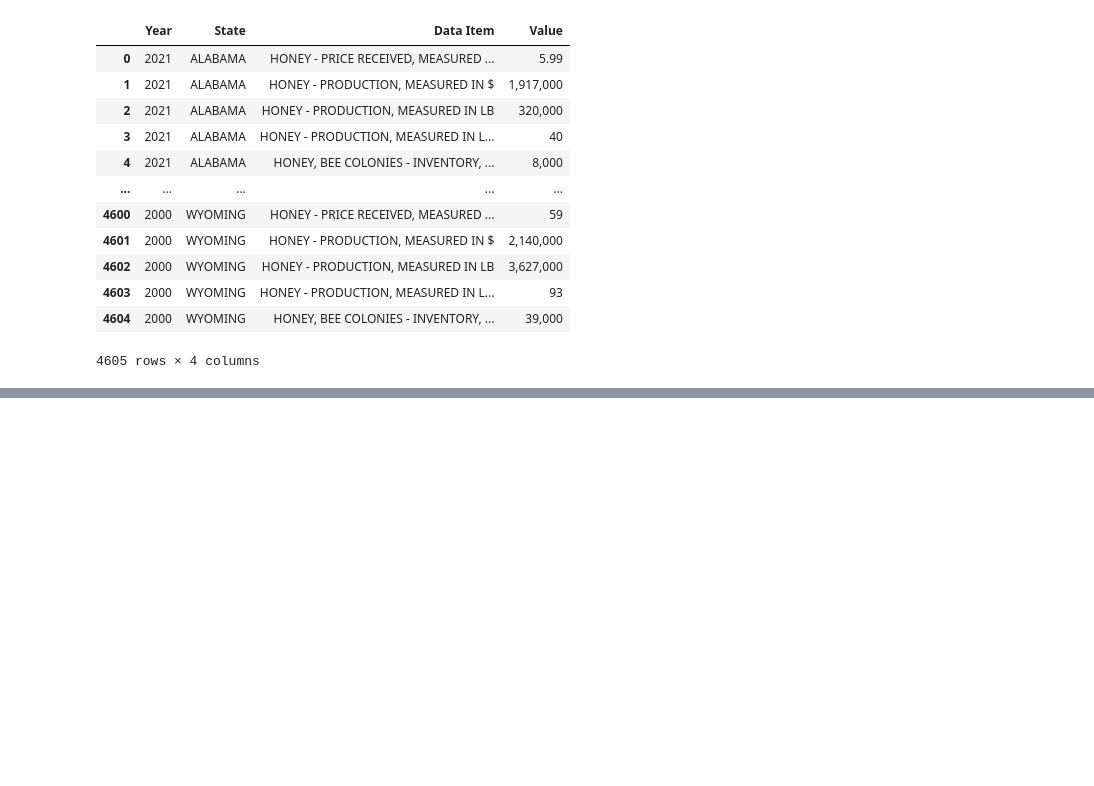
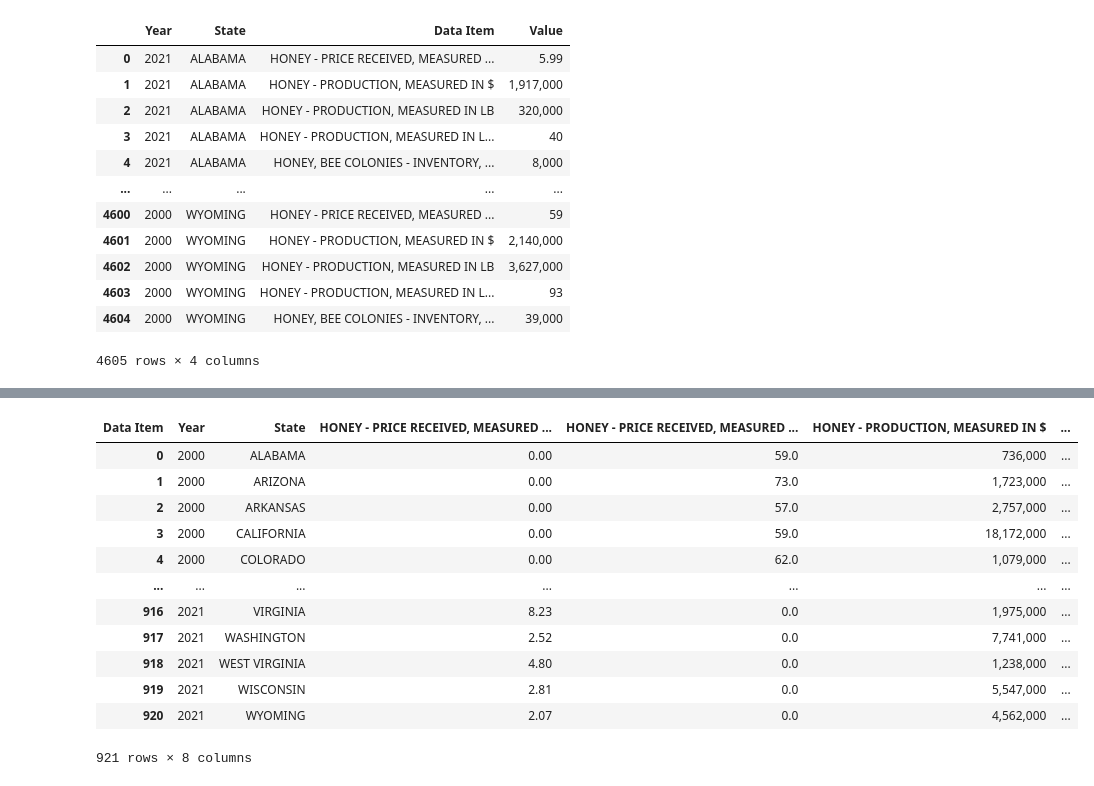
Before and after one commit to Niurika/Bee-population-and-Honey-Production, a Jupyter notebook: honey_data.ipynb, the cells around one changed output, grey strips where cells are left out. Saved outputs shown, nothing was run; the diff lists cells and outputs as text; code cells hidden in the pictures; blank space fills up the shorter version.

```diff
--- a/honey_data.ipynb
+++ b/honey_data.ipynb
@@ -34,4 +35,4 @@ bee_data
 # %%
 honey_data = pd.pivot_table(bee_data, values = "Value", index=["Year", "State"], columns = "Data Item", aggfunc=np.sum)
 # %%
-honey_data
+honey_data = honey_data.reset_index()
@@ -52,0 +39,22 @@ honey_data
+# %%
+#replsvr nan values with 0
+honey_data = honey_data.fillna(0)
+# %%
+#convert column values to float
+honey_data["HONEY - PRICE RECEIVED, MEASURED IN $ / LB"] = honey_data["HONEY - PRICE RECEIVED, MEASURED IN $ / LB"].astype(float)
+honey_data["HONEY - PRICE RECEIVED, MEASURED IN CENTS / LB"] = honey_data["HONEY - PRICE RECEIVED, MEASURED IN CENTS / LB"].astype(float)
+honey_data
+# %% [output]
+| Data Item | Year | State | HONEY - PRICE RECEIVED, MEASURED ... | HONEY - PRICE RECEIVED, MEASURED ... | HONEY - PRODUCTION, MEASURED IN $ | ... |
+| 0 | 2000 | ALABAMA | 0.00 | 59.0 | 736,000 | ... |
+| 1 | 2000 | ARIZONA | 0.00 | 73.0 | 1,723,000 | ... |
+| 2 | 2000 | ARKANSAS | 0.00 | 57.0 | 2,757,000 | ... |
+| 3 | 2000 | CALIFORNIA | 0.00 | 59.0 | 18,172,000 | ... |
+| 4 | 2000 | COLORADO | 0.00 | 62.0 | 1,079,000 | ... |
+| ... | ... | ... | ... | ... | ... | ... |
+| 916 | 2021 | VIRGINIA | 8.23 | 0.0 | 1,975,000 | ... |
+| 917 | 2021 | WASHINGTON | 2.52 | 0.0 | 7,741,000 | ... |
+| 918 | 2021 | WEST VIRGINIA | 4.80 | 0.0 | 1,238,000 | ... |
+| 919 | 2021 | WISCONSIN | 2.81 | 0.0 | 5,547,000 | ... |
+| 920 | 2021 | WYOMING | 2.07 | 0.0 | 4,562,000 | ... |
+921 rows × 8 columns
```
Also changed, not shown: parts of 4 cells of this notebook.
